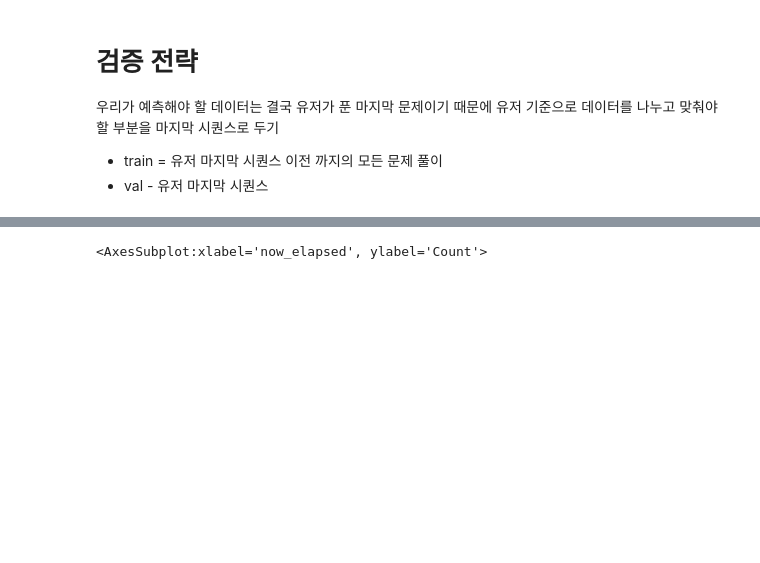
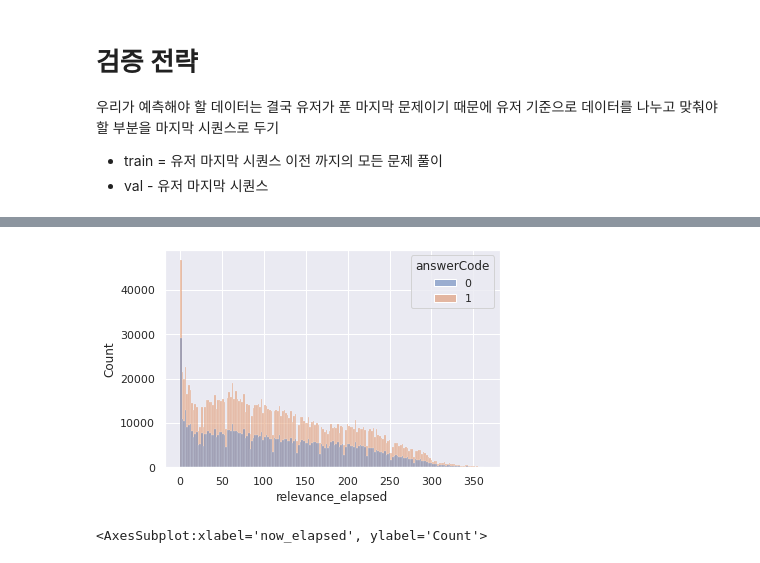
Before and after one commit to boostcampaitech3/level2-dkt-level2-recsys-05, a Jupyter notebook: EDA/EDA-SeongBeom.ipynb, the cells around one changed output, grey strips where cells are left out. Saved outputs shown, nothing was run; the diff lists cells and outputs as text; code cells hidden in the pictures; blank space fills up the shorter version.

```diff
--- a/EDA/EDA-SeongBeom.ipynb
+++ b/EDA/EDA-SeongBeom.ipynb
@@ -103,3 +103,6 @@ def get_relevance_elapsed(df):
     return return_df
 
 df = get_relevance_elapsed(df = df)
+# %%
+sns.histplot(data = df, x = 'relevance_elapsed', hue = 'answerCode')
+# %% [output]
@@ -106,3 +110,4 @@ df = get_relevance_elapsed(df = df)
+[figure, added]
 # %%
 sns.histplot(df.groupby('assessmentItemID').mean()['now_elapsed'])
 # %% [output]
```
Also changed, not shown: parts of 2 cells of this notebook, 1 other file.
